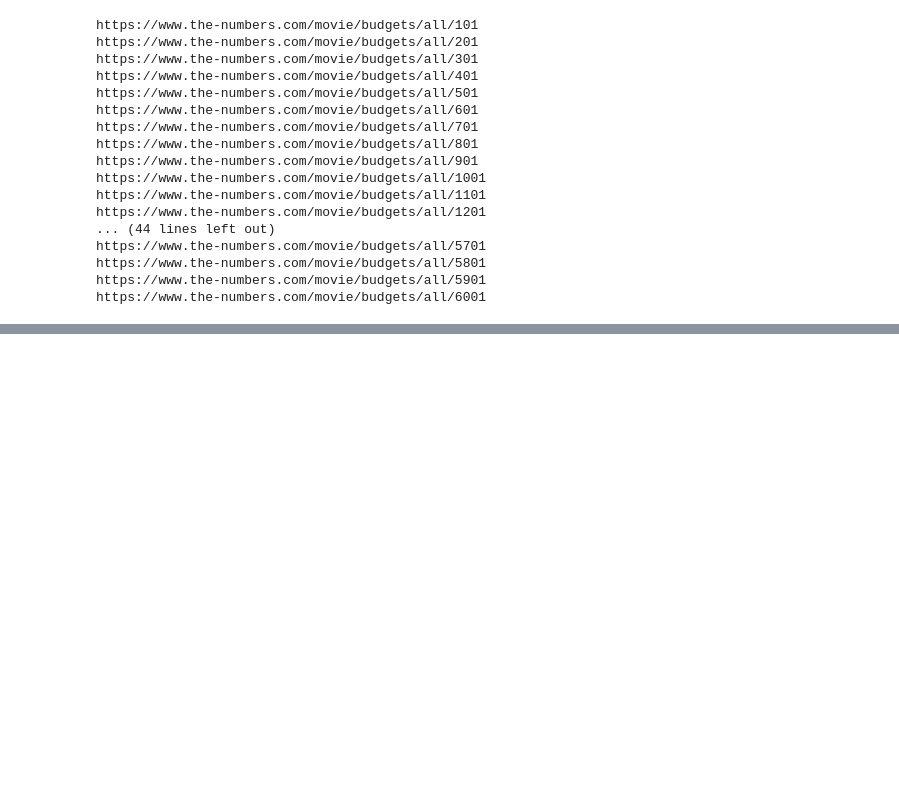
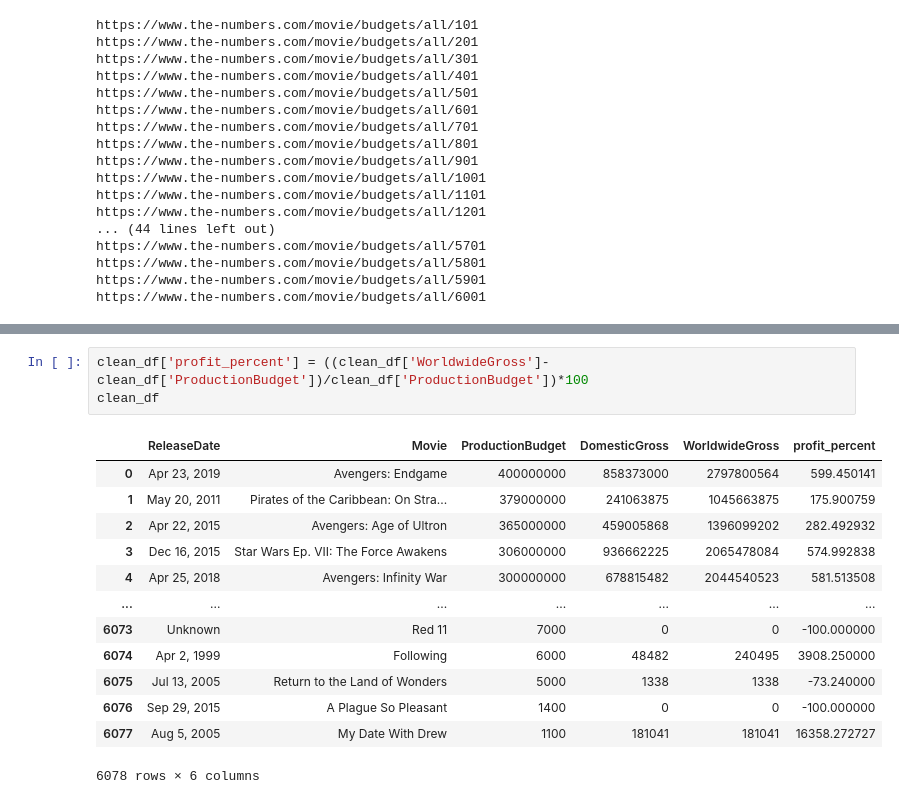
Before and after one commit to ange-wang/etl-project, a Jupyter notebook: numbers.ipynb, the cells around one changed output, grey strips where cells are left out. Cells and saved outputs as stored; diff of their text form; blank space fills up the shorter version.

```diff
--- a/numbers.ipynb
+++ b/numbers.ipynb
@@ -85,0 +97,17 @@ clean_df['WorldwideGross'] = clean_df['WorldwideGross'].str.replace(',', '').\
+# %%
+clean_df['profit_percent'] = ((clean_df['WorldwideGross']-clean_df['ProductionBudget'])/clean_df['ProductionBudget'])*100
+clean_df
+# %% [output]
+|  | ReleaseDate | Movie | ProductionBudget | DomesticGross | WorldwideGross | profit_percent |
+| 0 | Apr 23, 2019 | Avengers: Endgame | 400000000 | 858373000 | 2797800564 | 599.450141 |
+| 1 | May 20, 2011 | Pirates of the Caribbean: On Stra... | 379000000 | 241063875 | 1045663875 | 175.900759 |
+| 2 | Apr 22, 2015 | Avengers: Age of Ultron | 365000000 | 459005868 | 1396099202 | 282.492932 |
+| 3 | Dec 16, 2015 | Star Wars Ep. VII: The Force Awakens | 306000000 | 936662225 | 2065478084 | 574.992838 |
+| 4 | Apr 25, 2018 | Avengers: Infinity War | 300000000 | 678815482 | 2044540523 | 581.513508 |
+| ... | ... | ... | ... | ... | ... | ... |
+| 6073 | Unknown | Red 11 | 7000 | 0 | 0 | -100.000000 |
+| 6074 | Apr 2, 1999 | Following | 6000 | 48482 | 240495 | 3908.250000 |
+| 6075 | Jul 13, 2005 | Return to the Land of Wonders | 5000 | 1338 | 1338 | -73.240000 |
+| 6076 | Sep 29, 2015 | A Plague So Pleasant | 1400 | 0 | 0 | -100.000000 |
+| 6077 | Aug 5, 2005 | My Date With Drew | 1100 | 181041 | 181041 | 16358.272727 |
+6078 rows × 6 columns
```
Also changed, not shown: parts of 31 cells of this notebook.
